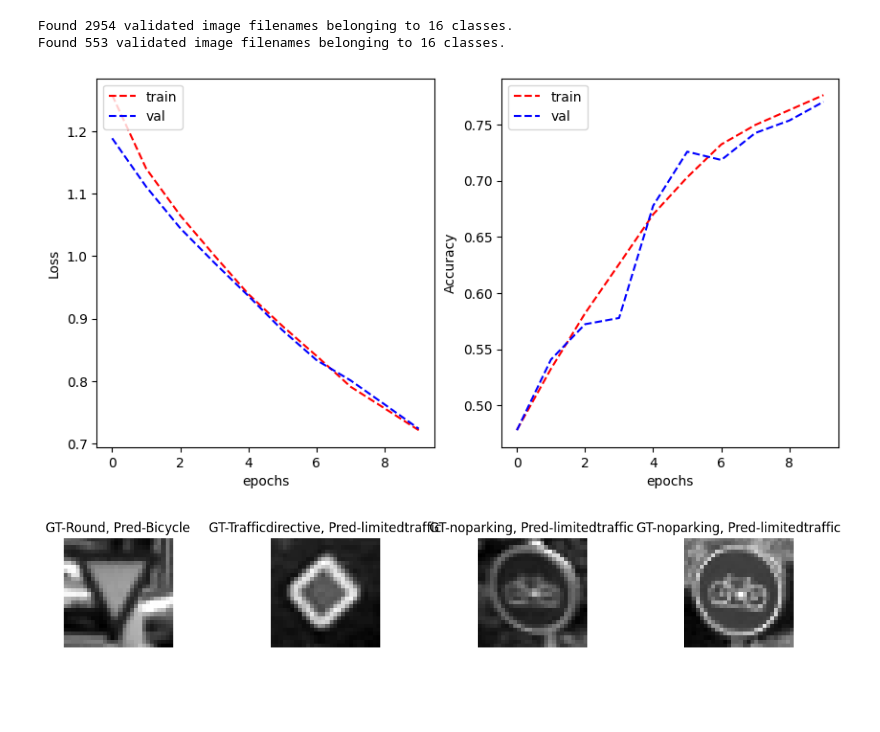
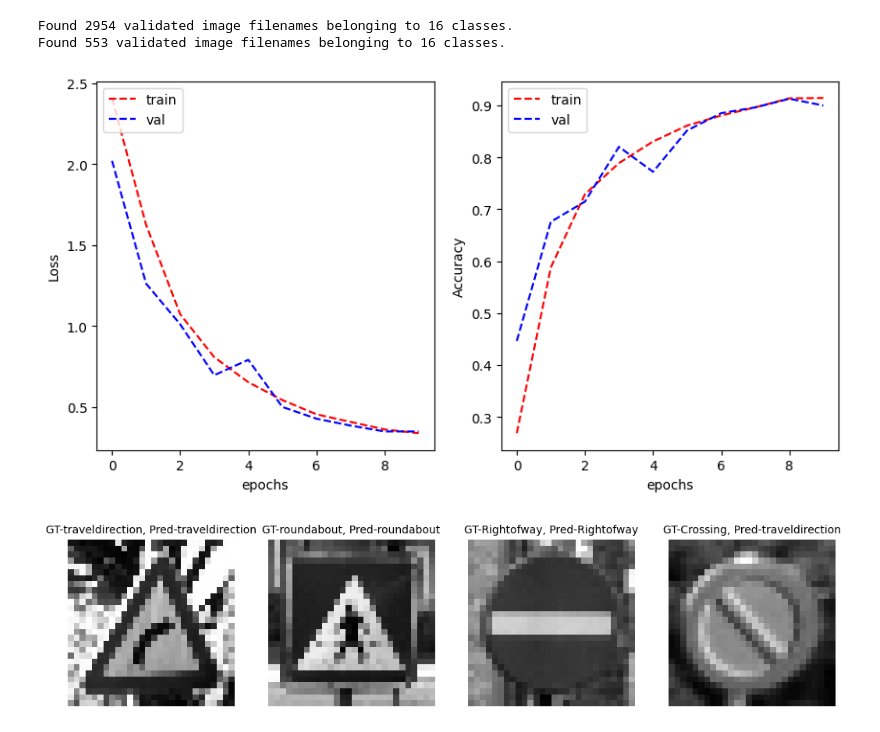
Before and after one commit to afrahhassan/afrahhassan, a Jupyter notebook: assignment2.ipynb, the cells around one changed output. Drawn from its saved outputs; the diff is of its cells as text; code cells hidden in the pictures; blank space fills up the shorter version.

```diff
--- a/assignment2.ipynb
+++ b/assignment2.ipynb
@@ -436,16 +436,3 @@ import tensorflow as tf
 model.compile(optimizer='SGD',
               loss=tf.keras.losses.CategoricalCrossentropy(from_logits=True),
               metrics=['categorical_accuracy'])
-# %%
-X_shape_train['encoded_class'] = X_shape_train['encoded_class'].astype('str')
-X_shape_val['encoded_class'] = X_shape_val['encoded_class'].astype('str')
-
-X_type_train['encoded_class'] = X_type_train['encoded_class'].astype('str')
-X_type_val['encoded_class'] = X_type_val['encoded_class'].astype('str')
-
-print("Shape of X_shape_train:", X_shape_train.shape)
-print("Shape of X_shape_val:", X_shape_val.shape)
-print("Shape of X_shape_test:", X_shape_test.shape)
-print("\nShape of X_type_train:", X_type_train.shape)
-print("Shape of X_type_val:", X_type_val.shape)
-print("Shape of X_type_test:", X_type_test.shape)
@@ -466,0 +439,8 @@ Shape of y_example: (20, 1)
+# %%
+history = model.fit(
+    train_generator,
+    steps_per_epoch=train_generator.n // train_generator.batch_size,
+    validation_data=validation_generator,
+    validation_steps=validation_generator.n // validation_generator.batch_size,
+    epochs=10
+)
@@ -500,32 +501,26 @@ plot_learning_curve(history.history['loss'], history.history['val_loss'],
                     history.history['categorical_accuracy'], history.history['val_categorical_accuracy'],
                     metric_name='Accuracy')
 # %% [output]
-[figure, old version]
+[figure, new version]
 # %%
 label_names = {'Landeed' : 0, 'Continue' : 1, 'Crossing' : 2, 'Parking' : 3, 'Bicycle' : 4 ,'Trafficdirective' : 5, 'Round' : 6, 'traveldirection' : 7, 'roundabout' : 8, 'speed' : 9,'noparking' : 10, 'limitedtraffic' : 11, 'Stop' : 12, 'Rightofway' : 13, 'Giveway' : 14  }
 # %%
-import matplotlib.pyplot as plt
-import numpy as np
-
 d_inv = {v: k for k, v in label_names.items()}
 plt.figure(figsize=(16, 4))
 batches = 0
 
 for x, y in train_generator:
     batches += 1
     y_hat = model.predict(x, verbose=0)
     x = np.squeeze(x[0])
 
     if batches < 5:
-        ax = plt.subplot(1, 5, batches)
+        plt.subplot(1, 5, batches)
         plt.imshow(x, cmap='gray')
-        plt.title(f"GT-{d_inv[np.argmax(y[0])]}, Pred-{d_inv[np.argmax(y_hat[0])]}")
+        plt.title(f"GT-{d_inv[np.argmax(y[0])]}, Pred-{d_inv[np.argmax(y_hat[0])]}", fontsize=10)
         plt.axis('off')
     else:
         break
-
-plt.subplots_adjust(wspace=0.9)
-
 plt.show()
 # %% [output]
-[figure, old version]
+[figure, new version]
```
Also changed, not shown: parts of 4 cells of this notebook.
